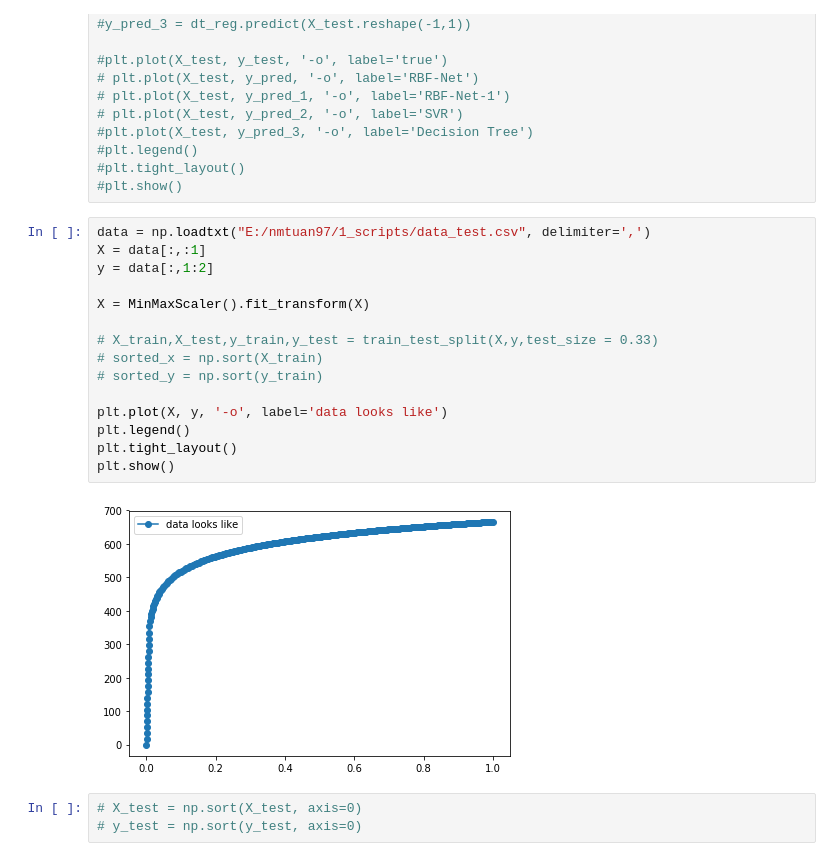
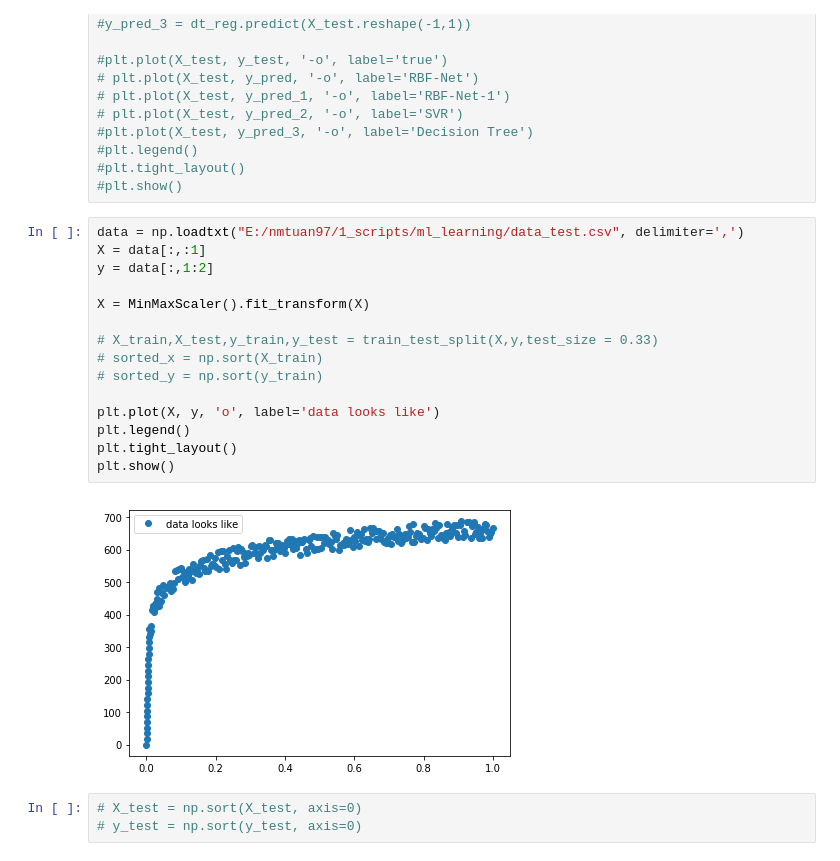
Before and after one commit to nmtuan97/ml_learning, a Jupyter notebook: rbf_model.ipynb, the cells around one changed output. Cells and saved outputs as stored; diff of their text form.

```diff
--- a/rbf_model.ipynb
+++ b/rbf_model.ipynb
@@ -273,22 +275,22 @@ class RBFNet(object):
 #plt.tight_layout()
 #plt.show()
 # %%
-data = np.loadtxt("E:/nmtuan97/1_scripts/data_test.csv", delimiter=',')
+data = np.loadtxt("E:/nmtuan97/1_scripts/ml_learning/data_test.csv", delimiter=',')
 X = data[:,:1]
 y = data[:,1:2]
 
 X = MinMaxScaler().fit_transform(X)
 
 # X_train,X_test,y_train,y_test = train_test_split(X,y,test_size = 0.33)
 # sorted_x = np.sort(X_train)
 # sorted_y = np.sort(y_train)
 
-plt.plot(X, y, '-o', label='data looks like')
+plt.plot(X, y, 'o', label='data looks like')
 plt.legend()
 plt.tight_layout()
 plt.show()
 # %% [output]
-[figure, old version]
+[figure, new version]
 # %%
 # X_test = np.sort(X_test, axis=0)
 # y_test = np.sort(y_test, axis=0)
```
Also changed, not shown: parts of 9 cells of this notebook, 7 other files.
